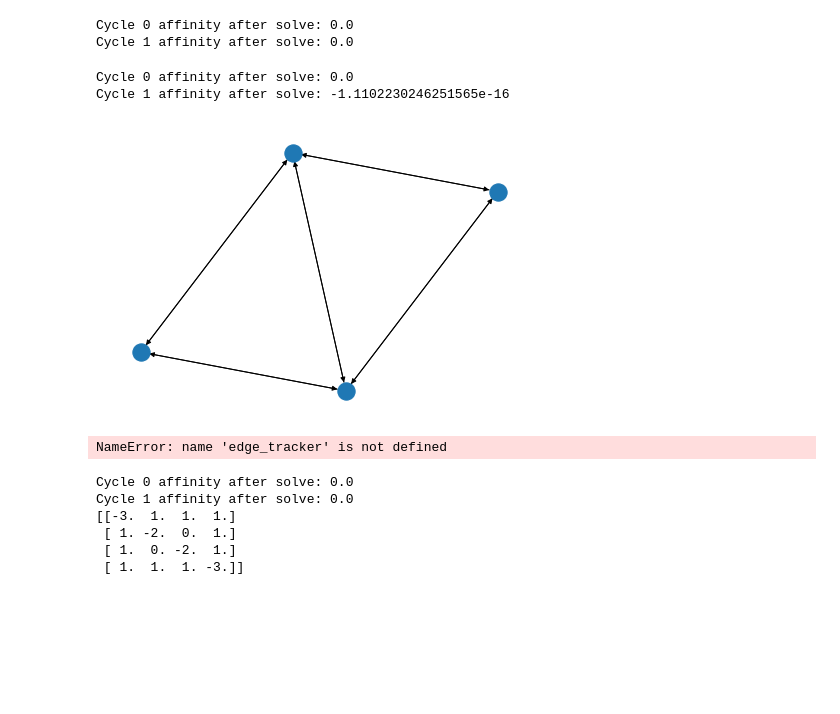
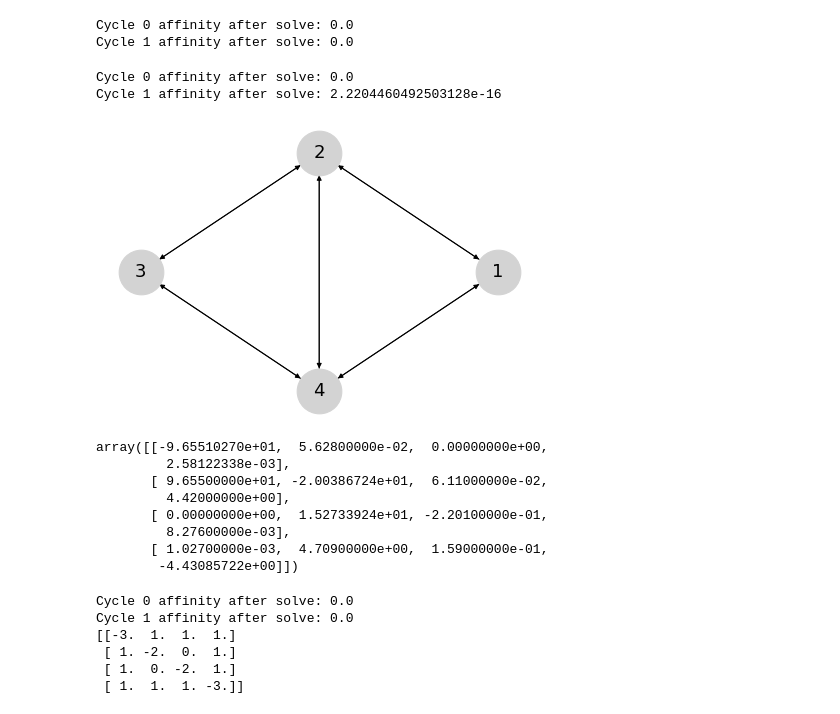
Before and after one commit to sjhaque14/steinberg-signature, a Jupyter notebook: debug_general_graphs.ipynb, the cells around one changed output. Saved outputs shown, nothing was run; the diff lists cells and outputs as text; code cells hidden in the pictures; blank space fills up the shorter version.

Commit message:
got 4 vertex 2 cycle

```diff
--- a/debug_general_graphs.ipynb
+++ b/debug_general_graphs.ipynb
@@ -45,7 +45,15 @@ Cycle 1 affinity after solve: 0.0
 
 # create the graphs
 G, G_ud = random_graph_n(4)
-nx.draw(G)
+nx.draw(G,
+        pos=nx.circular_layout(G),
+        with_labels=True,
+        node_size=2000,
+        node_color = 'lightgray',
+        font_size=18,
+        font_color='black',
+        font_family='sans-serif')
+
 edge_list = get_edges(G)        # list of (u,v) tuples
 node_list = get_nodes(G)
 # label the graph
@@ -54,38 +62,46 @@ label_dict,label_list = get_labels(G)
 # get cycles
 cycles = get_cycles(G_ud)
 edgesf, edgesb, labelsf, labelsb = get_cycle_labels_edges(cycles, get_labels(G)[0])
 
 # compute affinities (if you want)
 prodf = calculate_cycle_products(labelsf, labelsb)[0]
 prodb = calculate_cycle_products(labelsf, labelsb)[1]
 affs = calculate_affinities(prodf,prodb,cycles)
 
 # which edges are shared between cycles?
 shared_edges, all_edges_f = shared_edges_cycles(cycles,
                                             edgesf,
                                             edgesb)
 
 # set each cycle to thermodynamic equilibrium, output affinities
 new_labelsf, edge_tracker, idx_tracker = equilibrium_params(cycles, edgesf, labelsf, labelsb, shared_edges)
 
 # update graph's data structures
 
 # Update label_dict & build label_list in edge_list order:
 new_label_dict, new_label_list = reformat_labels(edge_tracker,
                                          idx_tracker,
                                          new_labelsf,
                                          label_dict,
                                          edge_list)
 
 # Then build the Laplacian with the new labels:
 L = Laplacian_all(edge_list, new_label_list, node_list)
 # %% [output]
 Cycle 0 affinity after solve: 0.0
-Cycle 1 affinity after solve: -1.1102230246251565e-16
+Cycle 1 affinity after solve: 2.2204460492503128e-16
-[figure, old version]
+[figure, new version]
 # %%
+L
 # %% [output]
-NameError: name 'edge_tracker' is not defined
+array([[-9.65510270e+01,  5.62800000e-02,  0.00000000e+00,
+         2.58122338e-03],
+       [ 9.65500000e+01, -2.00386724e+01,  6.11000000e-02,
+         4.42000000e+00],
+       [ 0.00000000e+00,  1.52733924e+01, -2.20100000e-01,
+         8.27600000e-03],
+       [ 1.02700000e-03,  4.70900000e+00,  1.59000000e-01,
+        -4.43085722e+00]])
 # %%
 # Minimial complete workflow for debugging
 
```
